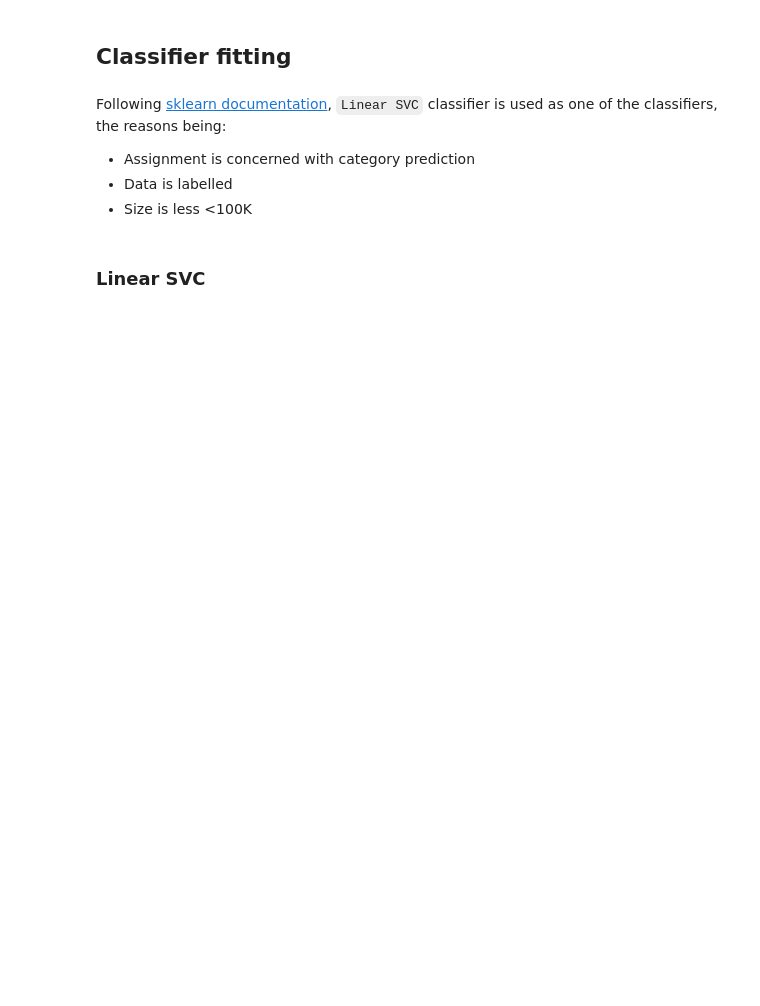
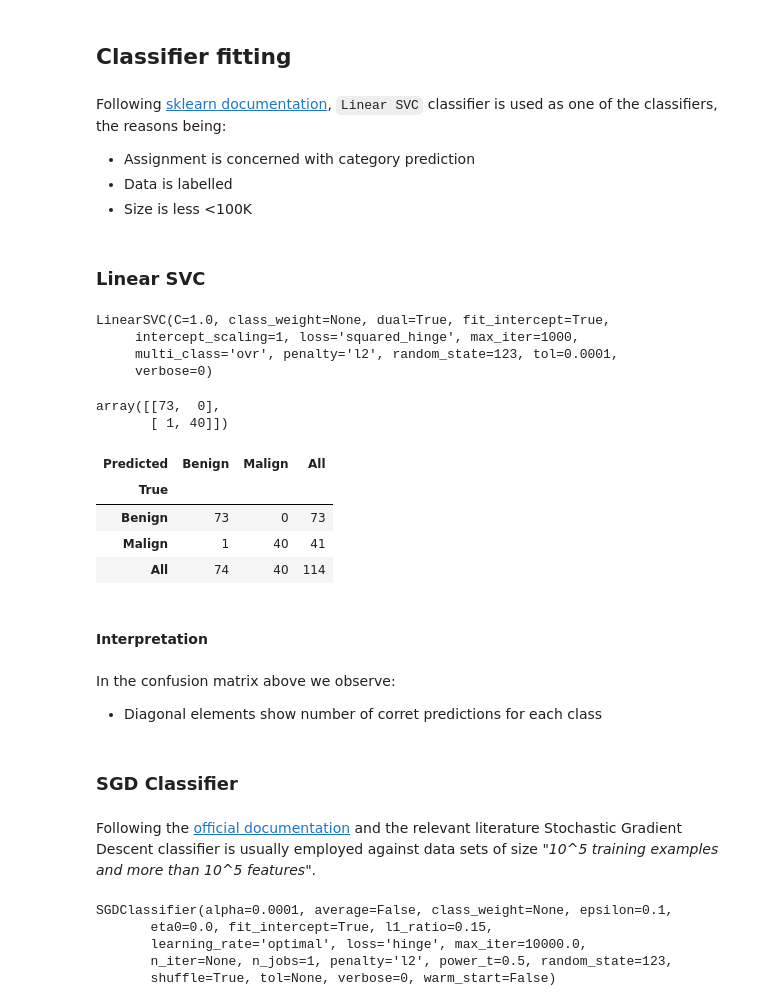
Before and after one commit to konradedgar/wdbc, a Jupyter notebook: wbc_anls.ipynb, the cells around one changed output. Cells and saved outputs as stored; diff of their text form; code cells hidden in the pictures; blank space fills up the shorter version.

Commit message:
Added section on classifiers

```diff
--- a/wbc_anls.ipynb
+++ b/wbc_anls.ipynb
@@ -329,3 +336,10 @@ pd_preview(dta_diag_otcm)
+# %%
+rstate_strt = 123
+# %%
+dta_train, dta_test, dta_class, dta_class_tst = train_test_split(dta_wdbc_slcd_ftrs,
+                                                                 dta_diag_otcm,
+                                                                 test_size = 0.20,
+                                                                 random_state = rstate_strt)
 # %% [markdown]
 ## Classifier fitting
 # %% [markdown]
@@ -335,3 +349,48 @@ Following [sklearn documentation](http://scikit-learn.org/stable/tutorial/machin
 * Size is less <100K
 # %% [markdown]
 ### Linear SVC
+# %%
+# Create linear classifier
+clf_lnsvc = LinearSVC(random_state=rstate_strt)
+# Fit Linear SVC, ravel() prevents warning message on passing df object instead 1-dim array
+clf_lnsvc.fit(X=dta_train, y=dta_class.values.ravel())
+# %% [output]
+LinearSVC(C=1.0, class_weight=None, dual=True, fit_intercept=True,
+     intercept_scaling=1, loss='squared_hinge', max_iter=1000,
+     multi_class='ovr', penalty='l2', random_state=123, tol=0.0001,
+     verbose=0)
+# %%
+pred_clf_lnsvc = clf_lnsvc.predict(dta_test)
+# %%
+# Show confusion matrix
+confusion_matrix(dta_class_tst, pred_clf_lnsvc)
+# %% [output]
+array([[73,  0],
+       [ 1, 40]])
+# %%
+pd.crosstab(dta_class_tst.values.ravel(),
+            pred_clf_lnsvc, rownames=['True'], colnames=['Predicted'], margins=True)
+# %% [output]
+| Predicted | Benign | Malign | All |
+| True |  |  |  |
+| Benign | 73 | 0 | 73 |
+| Malign | 1 | 40 | 41 |
+| All | 74 | 40 | 114 |
+# %% [markdown]
+#### Interpretation
+# %% [markdown]
+In the confusion matrix above we observe:
+* Diagonal elements show number of corret predictions for each class
+# %% [markdown]
+### SGD Classifier
+# %% [markdown]
+Following the [official documentation](http://scikit-learn.org/stable/modules/sgd.html#classification) and the relevant literature Stochastic Gradient Descent classifier is usually employed against data sets of size *"10^5 training examples and more than 10^5 features"*.
+# %%
+clf_sgd = SGDClassifier(loss="hinge", penalty="l2", max_iter=1e4, random_state=rstate_strt)
+clf_sgd.fit(X=dta_train, y=dta_class.values.ravel())
+# %% [output]
+SGDClassifier(alpha=0.0001, average=False, class_weight=None, epsilon=0.1,
+       eta0=0.0, fit_intercept=True, l1_ratio=0.15,
+       learning_rate='optimal', loss='hinge', max_iter=10000.0,
+       n_iter=None, n_jobs=1, penalty='l2', power_t=0.5, random_state=123,
+       shuffle=True, tol=None, verbose=0, warm_start=False)
```
Also changed, not shown: parts of 10 cells of this notebook.
